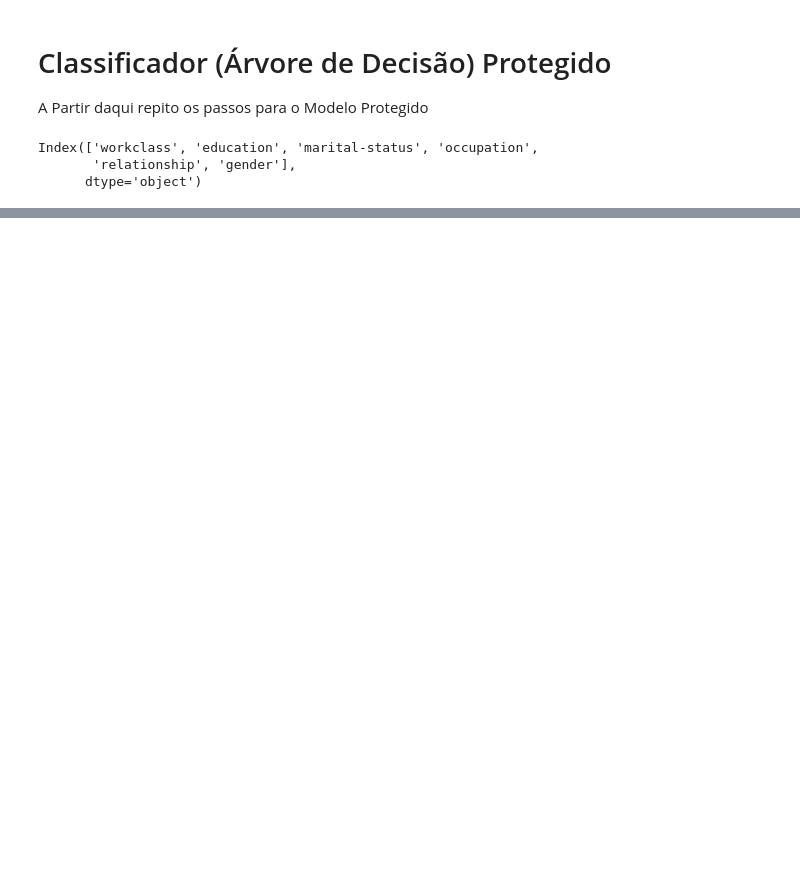
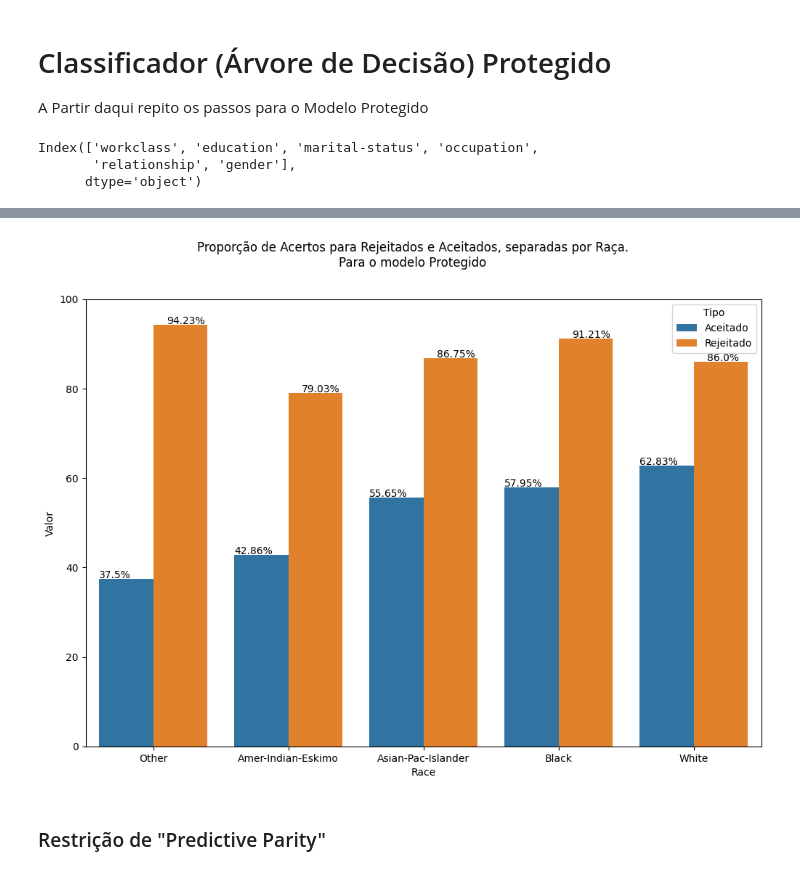
Before and after one commit to murilovpinheiro/Detectando-Bias-em-Classificador, a Jupyter notebook: proportionRaceExample.ipynb, the cells around one changed output, grey strips where cells are left out. Cells and saved outputs as stored; diff of their text form; code cells hidden in the pictures; blank space fills up the shorter version.

```diff
--- a/proportionRaceExample.ipynb
+++ b/proportionRaceExample.ipynb
@@ -211,0 +224,45 @@ fig.savefig("output2.png")
+# %%
+num_x_testProtected[categoricalLabelsProtected] = encoder2.inverse_transform(num_x_testProtected[categoricalLabelsProtected])
+newdata = pd.DataFrame()
+newdata['race'] = raceTest.copy()
+newdata['previsao'] = previsaoProtected.copy()
+newdata['income'] = num_Y_testProtected.copy()
+# %%
+races = newdata['race'].unique()
+tabela = pd.DataFrame(columns = ['Race', 'Valor', 'Tipo'])
+
+for race in races:
+    groupedRaces = (newdata.loc[(newdata['race'] == race)])
+    crosstab = pd.crosstab(groupedRaces['previsao'], groupedRaces['income'], margins = True)
+
+    valor = crosstab.iloc[0,0]/crosstab.iloc[2,0]
+    valor2 = crosstab.iloc[1,1]/crosstab.iloc[2,1]
+
+    tabela.loc[-1] = [race, valor, 'Rejeitado']
+    tabela.index = tabela.index + 1
+    tabela = tabela.sort_index()
+    tabela.loc[-1] = [race, valor2, 'Aceitado']
+    tabela.index = tabela.index + 1
+    tabela = tabela.sort_index()
+
+tabela['Valor'] = tabela['Valor'] * 100
+# %%
+fig2 = plt.figure(figsize = (12, 8))
+fig2.suptitle("Proporção de Acertos para Rejeitados e Aceitados, separadas por Raça.\nPara o modelo Protegido")
+
+# plot = sns.barplot(ax2 = ax2[0], data = ,x = "proportion", y = "race", hue = "income")
+plot.set_ylabel("Raça")
+plot.set_xlabel("Proporção")
+
+plot2 = sns.barplot(data = tabela, x = "Race", y = "Valor", hue = "Tipo")
+
+for index, row in tabela.iterrows():
+    plot2.text((row.name)/2 - 0.4, (row.Valor) + 0.2, str(round(row.Valor, 2)) + "%",color='black')
+
+plt.ylim((0,100))
+plt.show()
+fig2.savefig("output2.png")
+# %% [output]
+[figure, added]
+# %% [markdown]
+### Restrição de "Predictive Parity"
```
Also changed, not shown: parts of 13 cells of this notebook, 4 other files.
